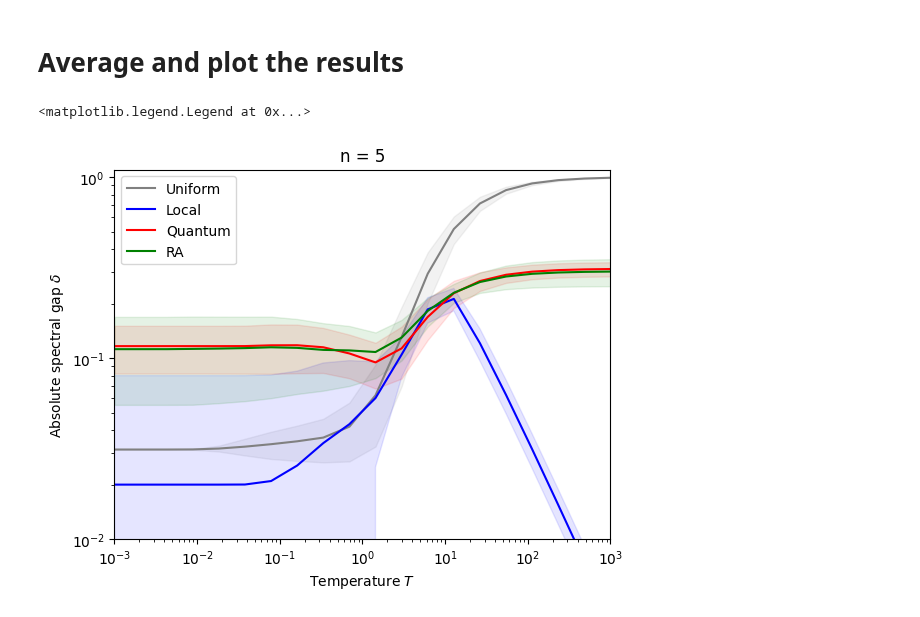
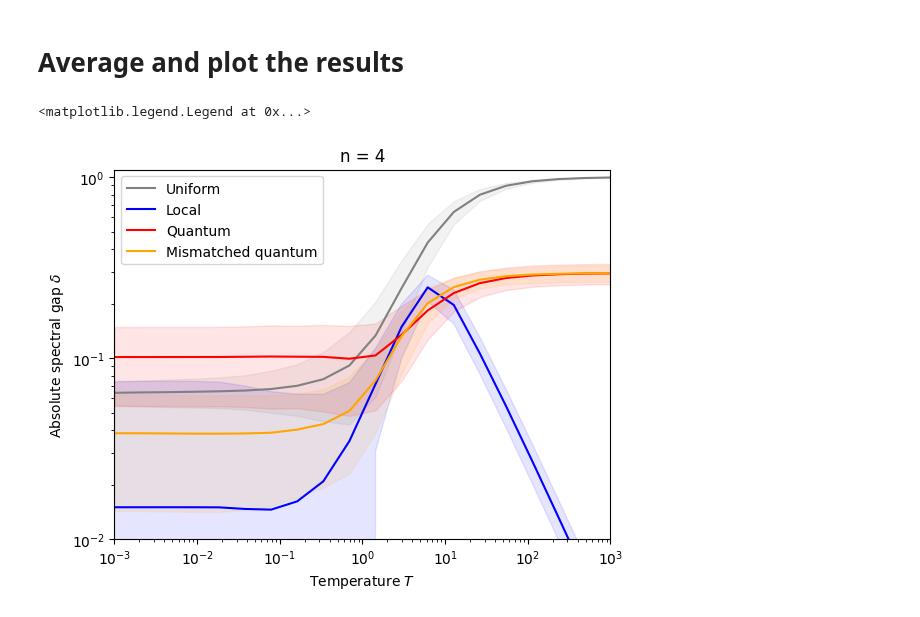
Before and after one commit to petr-ivashkov/quantum-mcmc, a Jupyter notebook: temperature_sweep_parallel.ipynb, the cells around one changed output. Drawn from its saved outputs; the diff is of its cells as text; code cells hidden in the pictures.

```diff
--- a/temperature_sweep_parallel.ipynb
+++ b/temperature_sweep_parallel.ipynb
@@ -19,7 +3,9 @@ plot_schedule(schedule, schedule_interpolator)
+# %%
+n = 4
 # %% [markdown]
 # Temperature sweep
 # %%
-num_random_models = 10
+num_random_models = 50
 num_temperatures = 20
 
 T_range = np.geomspace(0.001, 1000, num_temperatures)
@@ -33,7 +19,6 @@ def f(T):
     delta_local_arr = np.zeros((num_random_models))
     delta_quantum_arr = np.zeros((num_random_models))
     delta_mismatched_quantum_arr = np.zeros((num_random_models))
-    delta_ra_arr = np.zeros((num_random_models))
 
     for i in range(num_random_models):
         m = RandomIsingModel(n, seed=i) # set the seed for reproducibility
@@ -53,15 +38,10 @@ def f(T):
         delta_quantum = get_delta(P_quantum)
         delta_quantum_arr[i] = delta_quantum
 
-        # m_mismatched = RandomIsingModel(n, seed=i+num_random_models) # set the seed for reproducibility
-        # proposal_mat_mismatched_quantum = get_proposal_mat_quantum_layden(m_mismatched)
-        # P_mismatched_quantum = get_transition_matrix(m, T, proposal_mat_mismatched_quantum)
-        # delta_mismatched_quantum = get_delta(P_mismatched_quantum)
-        # delta_mismatched_quantum_arr[i] = delta_mismatched_quantum
+        m_mismatched = RandomIsingModel(n, seed=i+num_random_models) # set the seed for reproducibility
+        proposal_mat_mismatched_quantum = get_proposal_mat_quantum_layden(m_mismatched)
+        P_mismatched_quantum = get_transition_matrix(m, T, proposal_mat_mismatched_quantum)
+        delta_mismatched_quantum = get_delta(P_mismatched_quantum)
+        delta_mismatched_quantum_arr[i] = delta_mismatched_quantum
 
-        proposal_mat_ra = get_proposal_mat_ra(m, schedule_interpolator, t_max, assert_symmetry=False)
-        P_ra = get_transition_matrix(m, T, proposal_mat_ra)
-        delta_ra = get_delta(P_ra)
-        delta_ra_arr[i] = delta_ra
-
-    return delta_random_arr, delta_local_arr, delta_quantum_arr, delta_mismatched_quantum_arr, delta_ra_arr
+    return delta_random_arr, delta_local_arr, delta_quantum_arr, delta_mismatched_quantum_arr
@@ -108,52 +83,43 @@ delta_local_arr_std = np.std(delta_local_arr, axis=1)
 delta_quantum_arr_avg = np.mean(delta_quantum_arr, axis=1)
 delta_quantum_arr_std = np.std(delta_quantum_arr, axis=1)
 
-# delta_mismatched_quantum_arr_avg = np.mean(delta_mismatched_quantum_arr, axis=1)
-# delta_mismatched_quantum_arr_std = np.std(delta_mismatched_quantum_arr, axis=1)
-
-delta_ra_arr_avg = np.mean(delta_ra_arr, axis=1)
-delta_ra_arr_std = np.std(delta_ra_arr, axis=1)
+delta_mismatched_quantum_arr_avg = np.mean(delta_mismatched_quantum_arr, axis=1)
+delta_mismatched_quantum_arr_std = np.std(delta_mismatched_quantum_arr, axis=1)
 # %%
 plt.plot(T_range, delta_random_arr_avg, '-', color='grey', label = 'Uniform')
 plt.plot(T_range, delta_local_arr_avg, '-', color='blue', label = 'Local')
 plt.plot(T_range, delta_quantum_arr_avg, '-', color='red', label = 'Quantum')
-# plt.plot(T_range, delta_mismatched_quantum_arr_avg, '-', color='orange', label = 'Mismatched quantum')
-plt.plot(T_range, delta_ra_arr_avg, '-', color='green', label = 'RA')
+plt.plot(T_range, delta_mismatched_quantum_arr_avg, '-', color='orange', label = 'Mismatched quantum')
 
 plt.fill_between(T_range,
                  delta_random_arr_avg-delta_random_arr_std,
                  delta_random_arr_avg+delta_random_arr_std,
                  color='grey',
                  alpha=0.1)
 plt.fill_between(T_range,
                  delta_local_arr_avg-delta_local_arr_std,
                  delta_local_arr_avg+delta_local_arr_std,
                  color='blue',
                  alpha=0.1)
 plt.fill_between(T_range,
                  delta_quantum_arr_avg-delta_quantum_arr_std,
                  delta_quantum_arr_avg+delta_quantum_arr_std,
                  color='red',
                  alpha=0.1)
-# plt.fill_between(T_range,
-#                  delta_mismatched_quantum_arr_avg-delta_mismatched_quantum_arr_std,
-#                  delta_mismatched_quantum_arr_avg+delta_mismatched_quantum_arr_std,
-#                  color='orange',
-#                  alpha=0.1)
 plt.fill_between(T_range,
-                 delta_ra_arr_avg-delta_ra_arr_std,
-                 delta_ra_arr_avg+delta_ra_arr_std,
-                 color='green',
+                 delta_mismatched_quantum_arr_avg-delta_mismatched_quantum_arr_std,
+                 delta_mismatched_quantum_arr_avg+delta_mismatched_quantum_arr_std,
+                 color='orange',
                  alpha=0.1)
 
 plt.title(f'n = {n}')
 plt.xlabel('Temperature $T$')
 plt.ylabel('Absolute spectral gap $\delta$')
 plt.ylim(0.01, 1.1)
 plt.xlim(0.001, 1000)
 plt.yscale('log')
 plt.xscale('log')
 plt.legend()
 # %% [output]
 <matplotlib.legend.Legend at 0x...>
-[figure, old version]
+[figure, new version]
```
Also changed, not shown: parts of 5 cells of this notebook, 4 other files.
